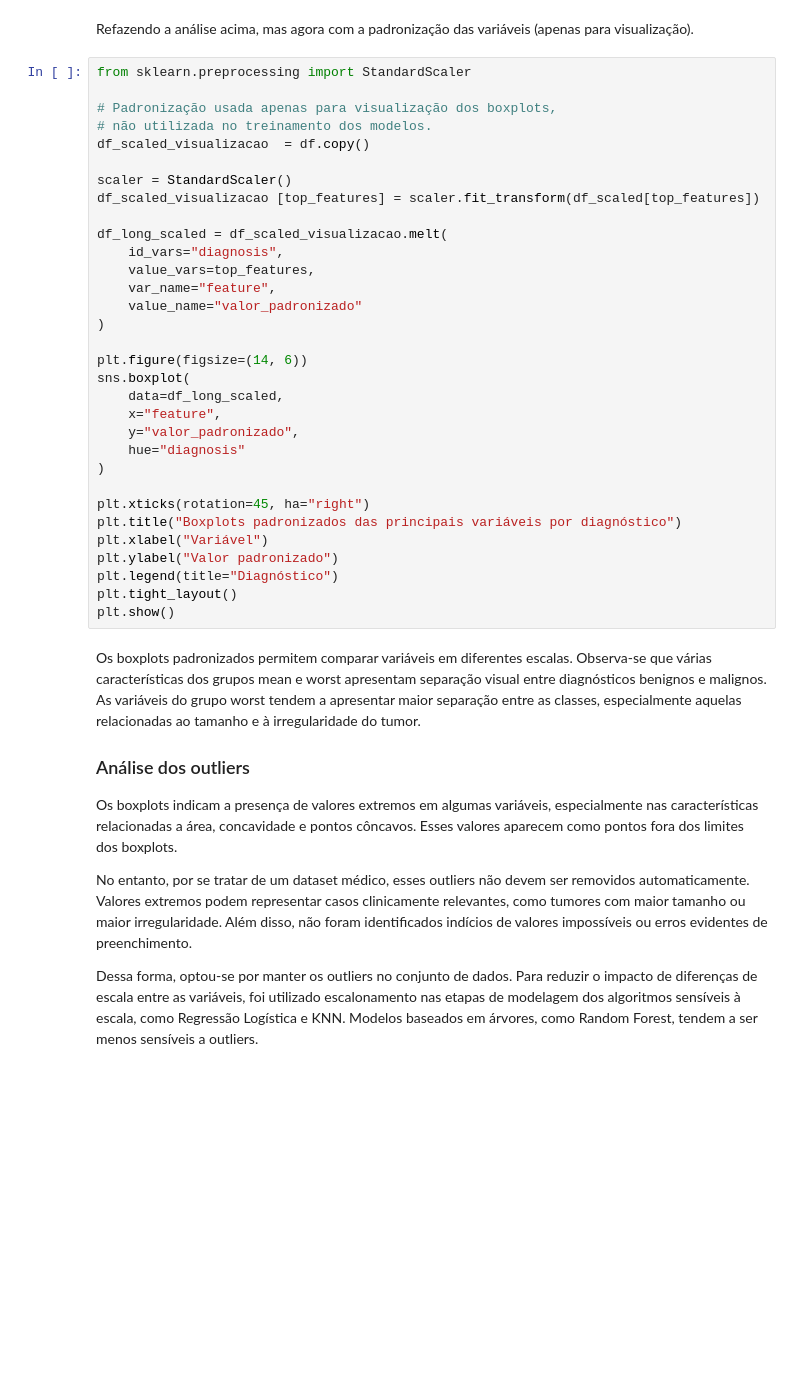
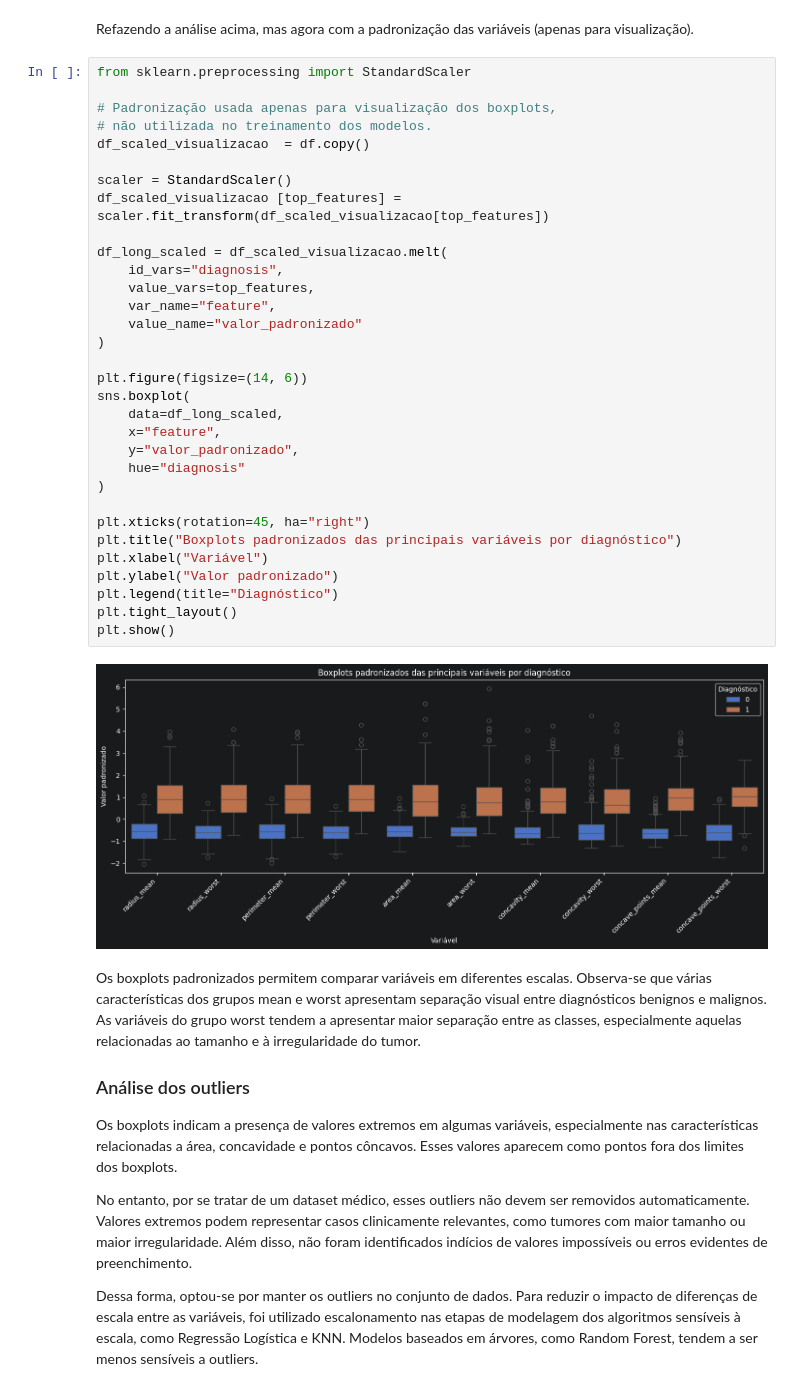
Before and after one commit to gcdantas/tech-challenge-fiap, a Jupyter notebook: notebooks/fase1/01_modelagem_breast_cancer.ipynb, the cells around one changed output. Drawn from its saved outputs; the diff is of its cells as text; blank space fills up the shorter version.

Commit message:
ajuste no nome da variável df_scaled_visualizacao

```diff
--- a/notebooks/fase1/01_modelagem_breast_cancer.ipynb
+++ b/notebooks/fase1/01_modelagem_breast_cancer.ipynb
@@ -122,34 +268,36 @@ Refazendo a análise acima, mas agora com a padronização das variáveis (apena
 from sklearn.preprocessing import StandardScaler
 
 # Padronização usada apenas para visualização dos boxplots,
 # não utilizada no treinamento dos modelos.
 df_scaled_visualizacao  = df.copy()
 
 scaler = StandardScaler()
-df_scaled_visualizacao [top_features] = scaler.fit_transform(df_scaled[top_features])
+df_scaled_visualizacao [top_features] = scaler.fit_transform(df_scaled_visualizacao[top_features])
 
 df_long_scaled = df_scaled_visualizacao.melt(
     id_vars="diagnosis",
     value_vars=top_features,
     var_name="feature",
     value_name="valor_padronizado"
 )
 
 plt.figure(figsize=(14, 6))
 sns.boxplot(
     data=df_long_scaled,
     x="feature",
     y="valor_padronizado",
     hue="diagnosis"
 )
 
 plt.xticks(rotation=45, ha="right")
 plt.title("Boxplots padronizados das principais variáveis por diagnóstico")
 plt.xlabel("Variável")
 plt.ylabel("Valor padronizado")
 plt.legend(title="Diagnóstico")
 plt.tight_layout()
 plt.show()
+# %% [output]
+[figure, added]
 # %% [markdown]
 Os boxplots padronizados permitem comparar variáveis em diferentes escalas. Observa-se que várias características dos grupos mean e worst apresentam separação visual entre diagnósticos benignos e malignos. As variáveis do grupo worst tendem a apresentar maior separação entre as classes, especialmente aquelas relacionadas ao tamanho e à irregularidade do tumor.
 
```
Also changed, not shown: parts of 26 cells of this notebook.
